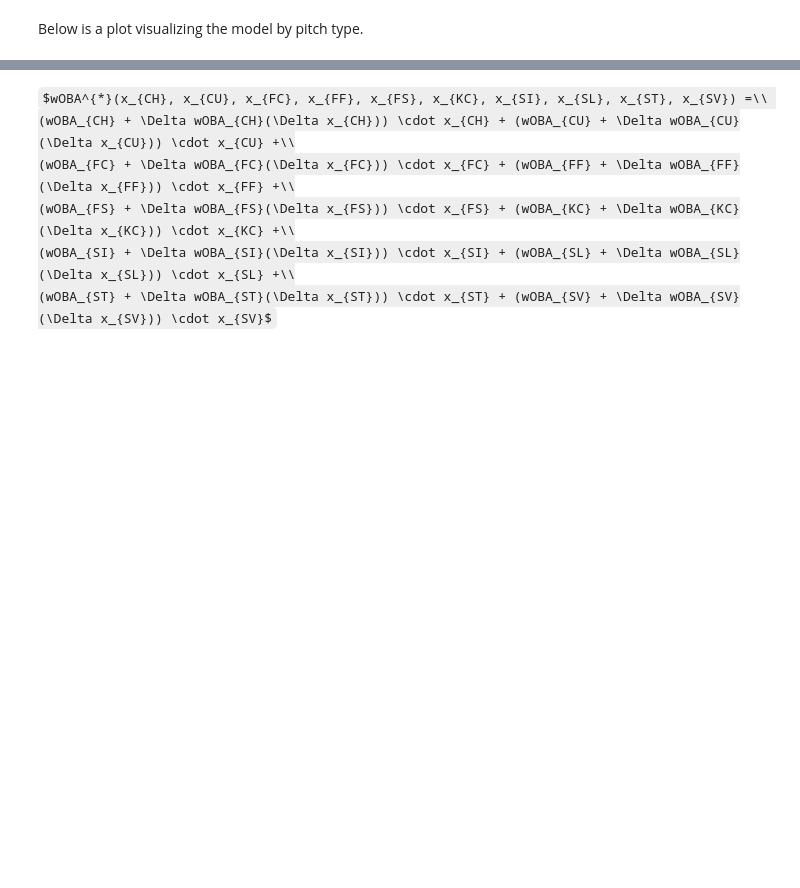
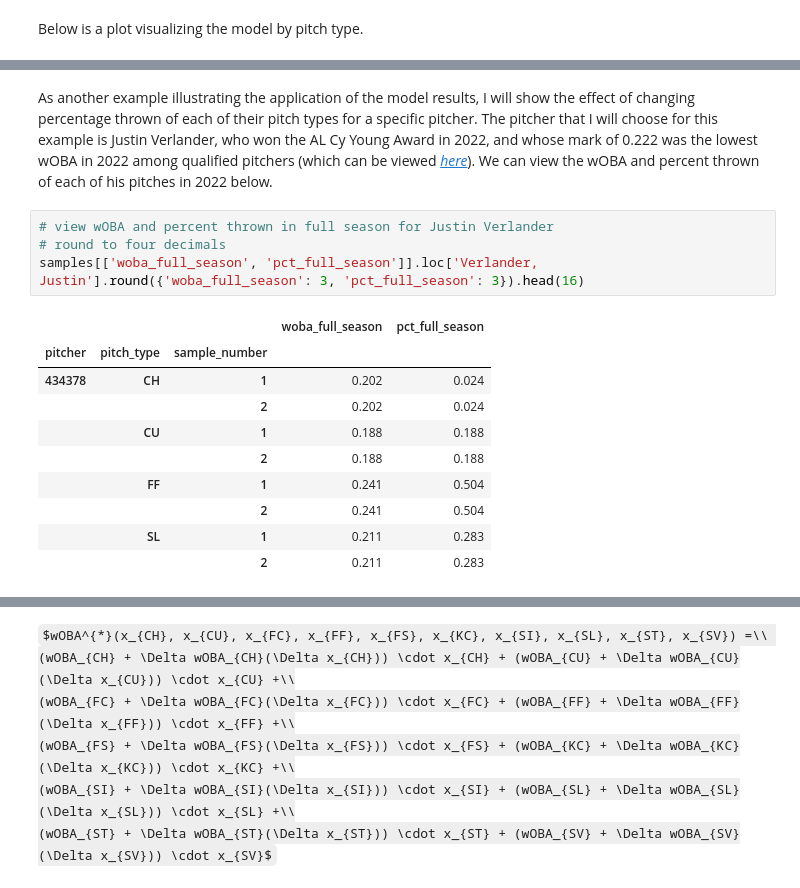
Before and after one commit to jackhinde/OptimizingPitchMix, a Jupyter notebook: PitchUseAndPerformance.ipynb, the cells around one changed output, grey strips where cells are left out. Saved outputs shown, nothing was run; the diff lists cells and outputs as text; some formulas as TeX source; blank space fills up the shorter version.

```diff
--- a/PitchUseAndPerformance.ipynb
+++ b/PitchUseAndPerformance.ipynb
@@ -3114,0 +3219,17 @@ Some of these coefficients are large, particularly on the third-degree term, and
+# %% [markdown]
+As another example illustrating the application of the model results, I will show the effect of changing percentage thrown of each of their pitch types for a specific pitcher. The pitcher that I will choose for this example is Justin Verlander, who won the AL Cy Young Award in 2022, and whose mark of 0.222 was the lowest wOBA in 2022 among qualified pitchers (which can be viewed [_here_](https://baseballsavant.mlb.com/leaderboard/custom?year=2022&type=pitcher&filter=&min=q&selections=pa%2Ck_percent%2Cbb_percent%2Cwoba%2Cxwoba%2Csweet_spot_percent%2Cbarrel_batted_rate%2Chard_hit_percent%2Cavg_best_speed%2Cavg_hyper_speed%2Cwhiff_percent%2Cswing_percent&chart=false&x=pa&y=pa&r=no&chartType=beeswarm&sort=woba&sortDir=asc)). We can view the wOBA and percent thrown of each of his pitches in 2022 below.
+# %%
+# view wOBA and percent thrown in full season for Justin Verlander
+# round to four decimals
+samples[['woba_full_season', 'pct_full_season']].loc['Verlander, Justin'].round({'woba_full_season': 3, 'pct_full_season': 3}).head(16)
+# %% [output]
+|  |  |  | woba_full_season | pct_full_season |
+| pitcher | pitch_type | sample_number |  |  |
+| 434378 | CH | 1 | 0.202 | 0.024 |
+|  |  | 2 | 0.202 | 0.024 |
+|  | CU | 1 | 0.188 | 0.188 |
+|  |  | 2 | 0.188 | 0.188 |
+|  | FF | 1 | 0.241 | 0.504 |
+|  |  | 2 | 0.241 | 0.504 |
+|  | SL | 1 | 0.211 | 0.283 |
+|  |  | 2 | 0.211 | 0.283 |
```
Also changed, not shown: parts of 111 cells of this notebook.
